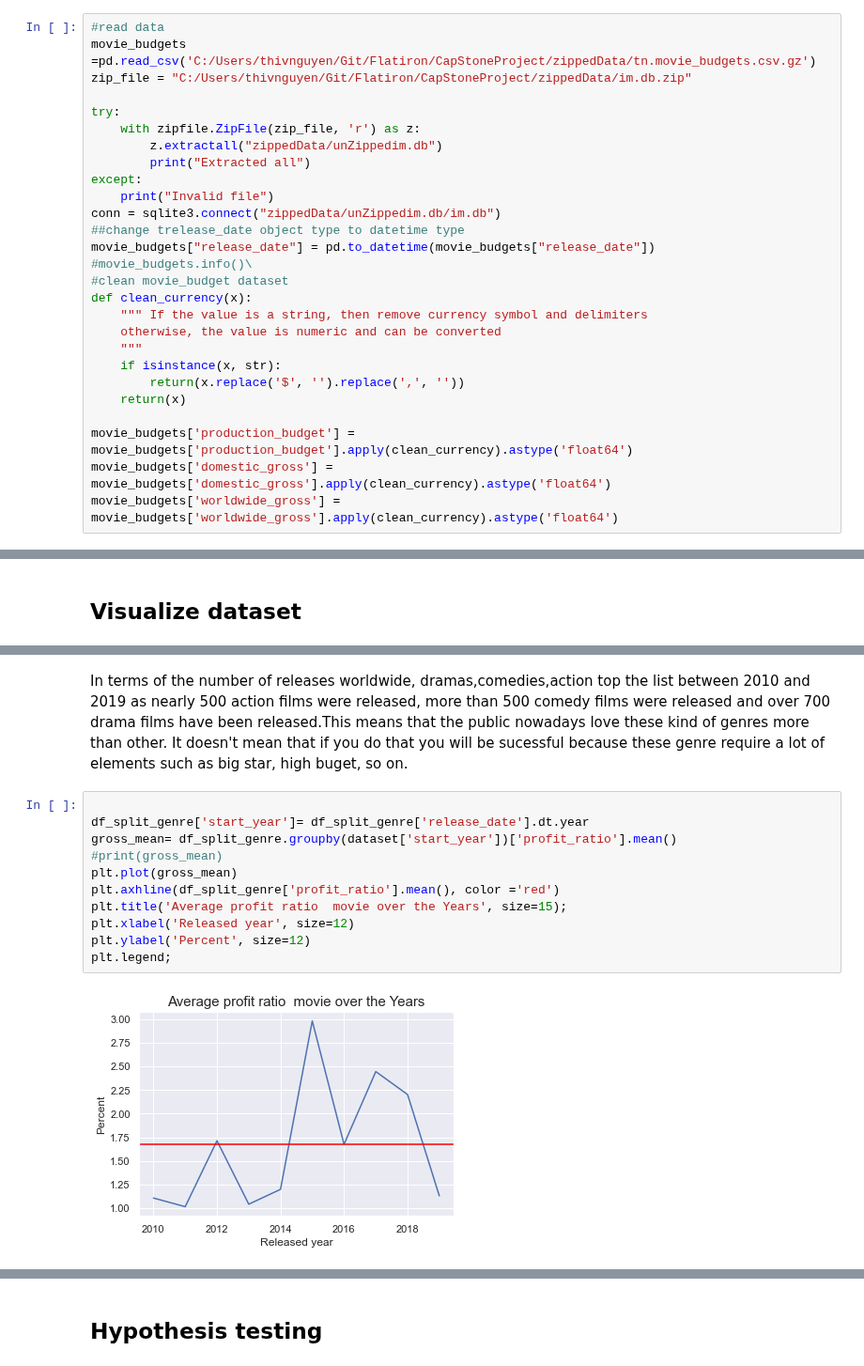
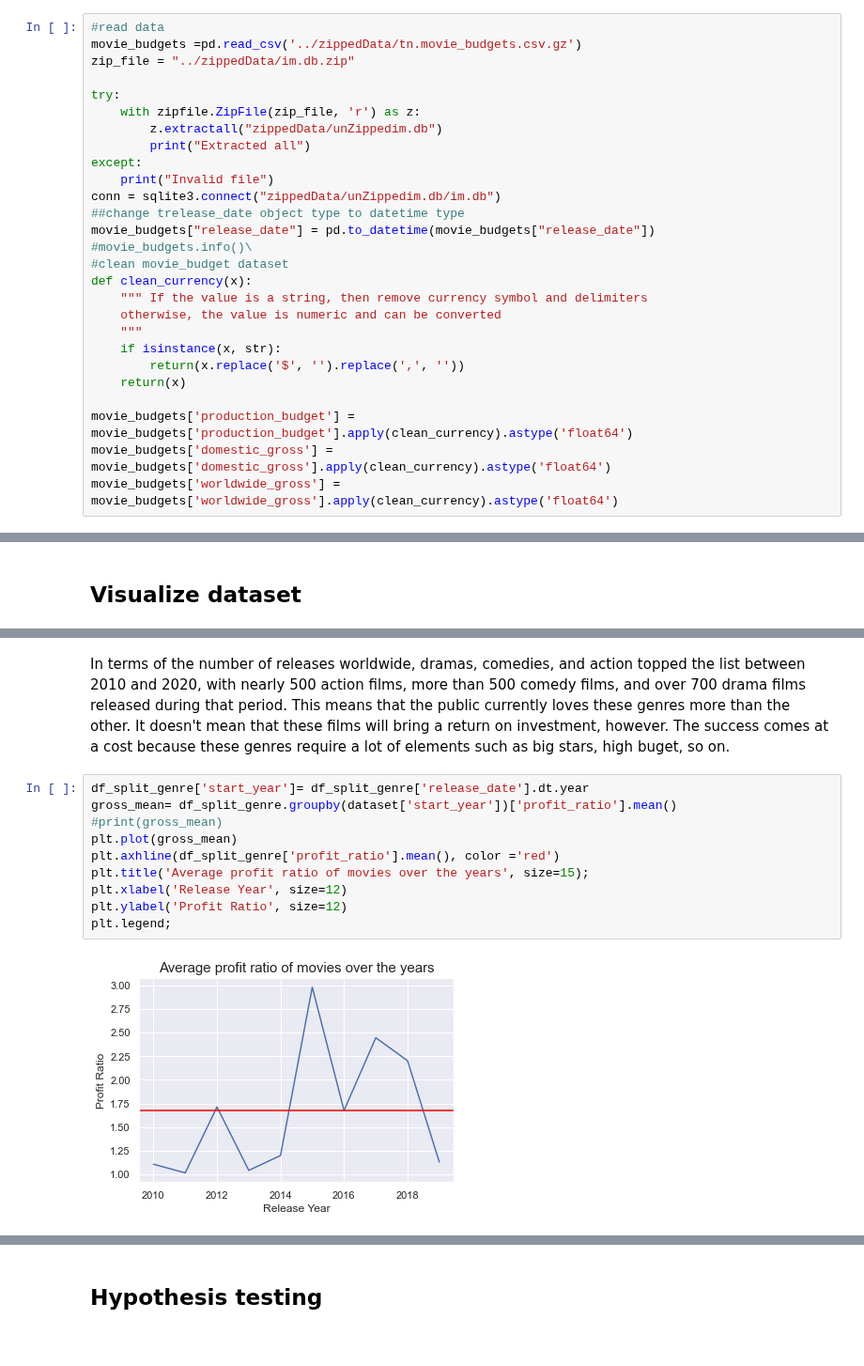
Before and after one commit to cLineman/CapStoneProject, a Jupyter notebook: personal_notebooks/ThiVanNguyen.ipynb, the cells around one changed output, grey strips where cells are left out. Shown at 94% size. Cells and saved outputs as stored; diff of their text form.

```diff
--- a/personal_notebooks/ThiVanNguyen.ipynb
+++ b/personal_notebooks/ThiVanNguyen.ipynb
@@ -19,7 +23,7 @@ sns.set()
 # %%
 #read data
-movie_budgets =pd.read_csv('C:/Users/thivnguyen/Git/Flatiron/CapStoneProject/zippedData/tn.movie_budgets.csv.gz')
-zip_file = "C:/Users/thivnguyen/Git/Flatiron/CapStoneProject/zippedData/im.db.zip"
+movie_budgets =pd.read_csv('../zippedData/tn.movie_budgets.csv.gz')
+zip_file = "../zippedData/im.db.zip"
 
 try:
     with zipfile.ZipFile(zip_file, 'r') as z:
@@ -117,16 +119,15 @@ plt.ylabel('Movie count', size=12);
 # %% [markdown]
-In terms of the number of releases worldwide, dramas,comedies,action top the list between 2010 and 2019 as nearly 500 action films were released, more than 500 comedy films were released and over 700 drama films have been released.This means that the public nowadays love these kind of genres more than other. It doesn't mean that if you do that you will be sucessful because these genre require a lot of elements such as big star, high buget, so on.
+In terms of the number of releases worldwide, dramas, comedies, and action topped the list between 2010 and 2020, with nearly 500 action films, more than 500 comedy films, and over 700 drama films released during that period. This means that the public currently loves these genres more than the other. It doesn't mean that these films will bring a return on investment, however. The success comes at a cost because these genres require a lot of elements such as big stars, high buget, so on.
 # %%
-
 df_split_genre['start_year']= df_split_genre['release_date'].dt.year
 gross_mean= df_split_genre.groupby(dataset['start_year'])['profit_ratio'].mean()
 #print(gross_mean)
 plt.plot(gross_mean)
 plt.axhline(df_split_genre['profit_ratio'].mean(), color ='red')
-plt.title('Average profit ratio  movie over the Years', size=15);
-plt.xlabel('Released year', size=12)
-plt.ylabel('Percent', size=12)
+plt.title('Average profit ratio of movies over the years', size=15);
+plt.xlabel('Release Year', size=12)
+plt.ylabel('Profit Ratio', size=12)
 plt.legend;
 # %% [output]
-[figure, old version]
+[figure, new version]
 # %% [markdown]
```
Also changed, not shown: parts of 18 cells of this notebook.
